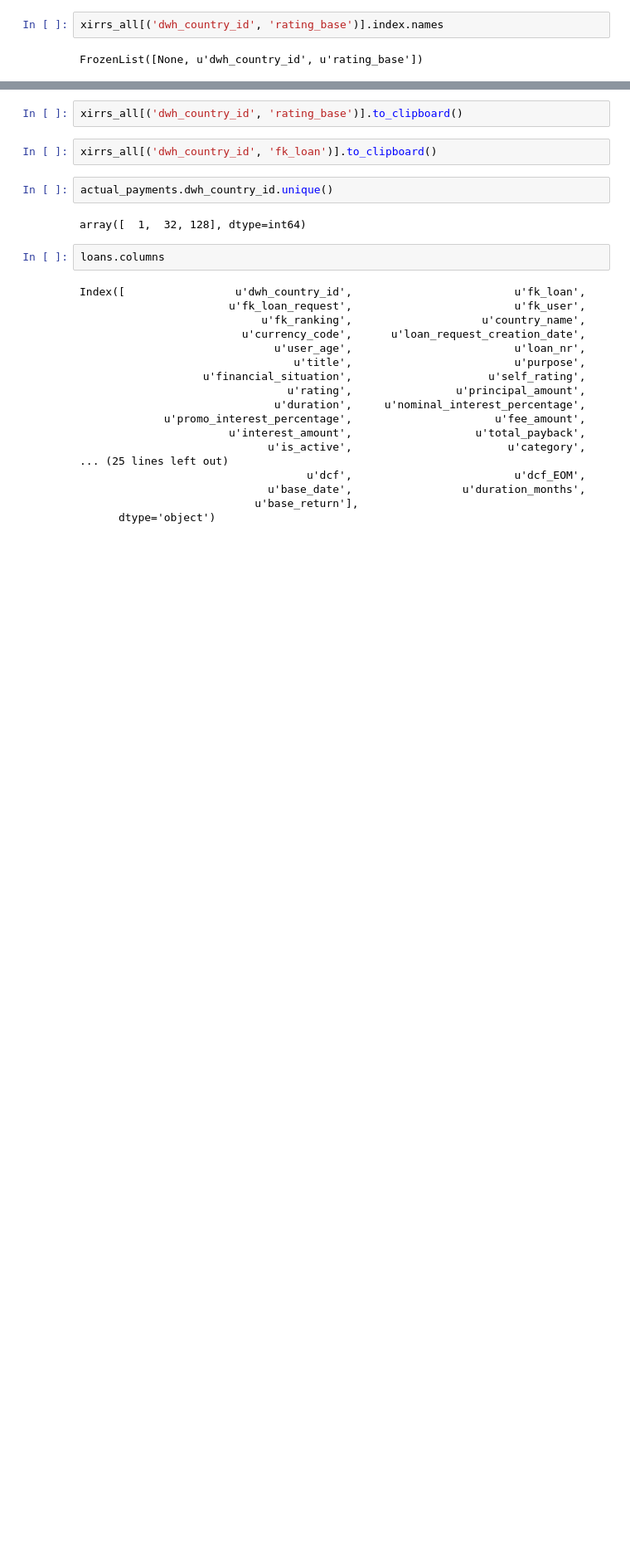
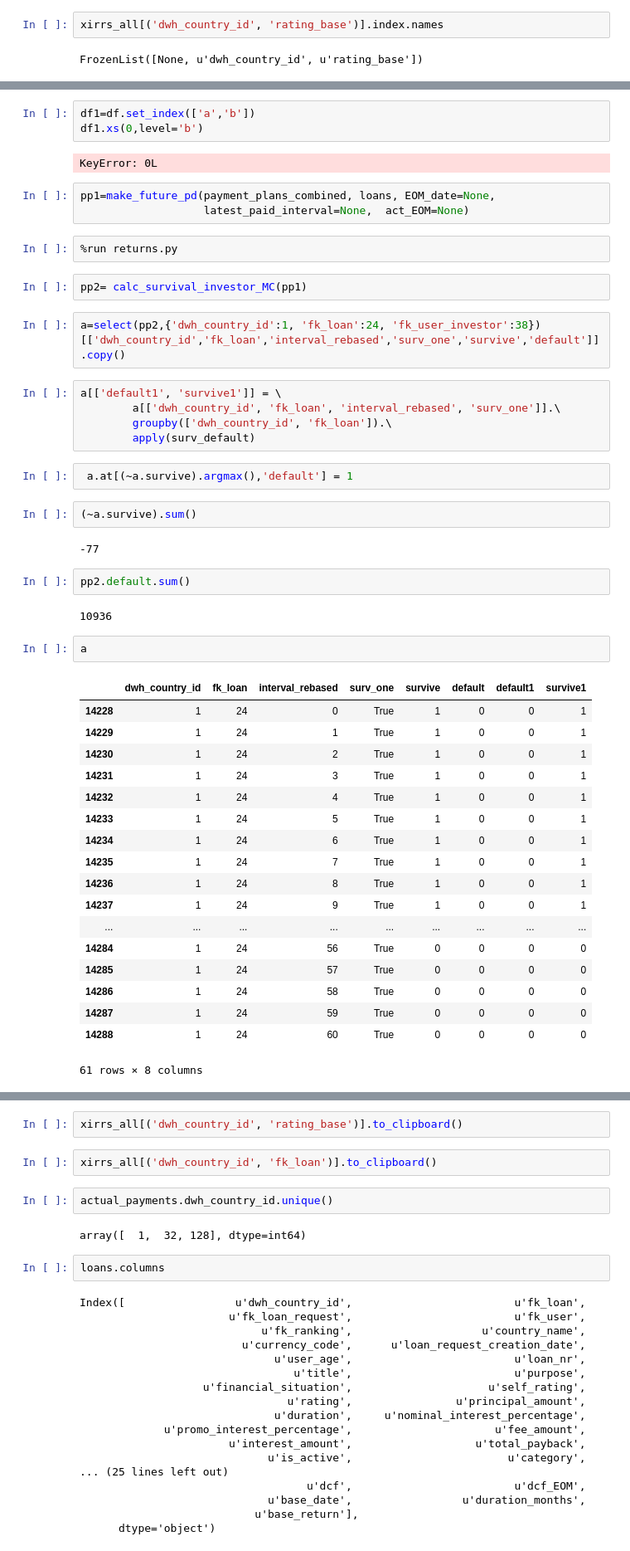
Before and after one commit to seanv507/lendico, a Jupyter notebook: Projects/Returns/src/returns01.ipynb, the cells around one changed output, grey strips where cells are left out. Shown at 83% size. Cells and saved outputs as stored; diff of their text form; blank space fills up the shorter version.

```diff
--- a/Projects/Returns/src/returns01.ipynb
+++ b/Projects/Returns/src/returns01.ipynb
@@ -354,0 +508,50 @@ FrozenList([None, u'dwh_country_id', u'rating_base'])
+# %%
+df1=df.set_index(['a','b'])
+df1.xs(0,level='b')
+# %% [output]
+KeyError: 0L
+# %%
+pp1=make_future_pd(payment_plans_combined, loans, EOM_date=None,
+                   latest_paid_interval=None,  act_EOM=None)
+# %%
+%run returns.py
+# %%
+pp2= calc_survival_investor_MC(pp1)
+# %%
+a=select(pp2,{'dwh_country_id':1, 'fk_loan':24, 'fk_user_investor':38})[['dwh_country_id','fk_loan','interval_rebased','surv_one','survive','default']].copy()
+# %%
+a[['default1', 'survive1']] = \
+        a[['dwh_country_id', 'fk_loan', 'interval_rebased', 'surv_one']].\
+        groupby(['dwh_country_id', 'fk_loan']).\
+        apply(surv_default)
+# %%
+ a.at[(~a.survive).argmax(),'default'] = 1
+# %%
+(~a.survive).sum()
+# %% [output]
+-77
+# %%
+pp2.default.sum()
+# %% [output]
+10936
+# %%
+a
+# %% [output]
+|  | dwh_country_id | fk_loan | interval_rebased | surv_one | survive | default | default1 | survive1 |
+| 14228 | 1 | 24 | 0 | True | 1 | 0 | 0 | 1 |
+| 14229 | 1 | 24 | 1 | True | 1 | 0 | 0 | 1 |
+| 14230 | 1 | 24 | 2 | True | 1 | 0 | 0 | 1 |
+| 14231 | 1 | 24 | 3 | True | 1 | 0 | 0 | 1 |
+| 14232 | 1 | 24 | 4 | True | 1 | 0 | 0 | 1 |
+| 14233 | 1 | 24 | 5 | True | 1 | 0 | 0 | 1 |
+| 14234 | 1 | 24 | 6 | True | 1 | 0 | 0 | 1 |
+| 14235 | 1 | 24 | 7 | True | 1 | 0 | 0 | 1 |
+| 14236 | 1 | 24 | 8 | True | 1 | 0 | 0 | 1 |
+| 14237 | 1 | 24 | 9 | True | 1 | 0 | 0 | 1 |
+| ... | ... | ... | ... | ... | ... | ... | ... | ... |
+| 14284 | 1 | 24 | 56 | True | 0 | 0 | 0 | 0 |
+| 14285 | 1 | 24 | 57 | True | 0 | 0 | 0 | 0 |
+| 14286 | 1 | 24 | 58 | True | 0 | 0 | 0 | 0 |
+| 14287 | 1 | 24 | 59 | True | 0 | 0 | 0 | 0 |
+| 14288 | 1 | 24 | 60 | True | 0 | 0 | 0 | 0 |
+61 rows × 8 columns
```
Also changed, not shown: parts of 24 cells of this notebook, 2 other files.
